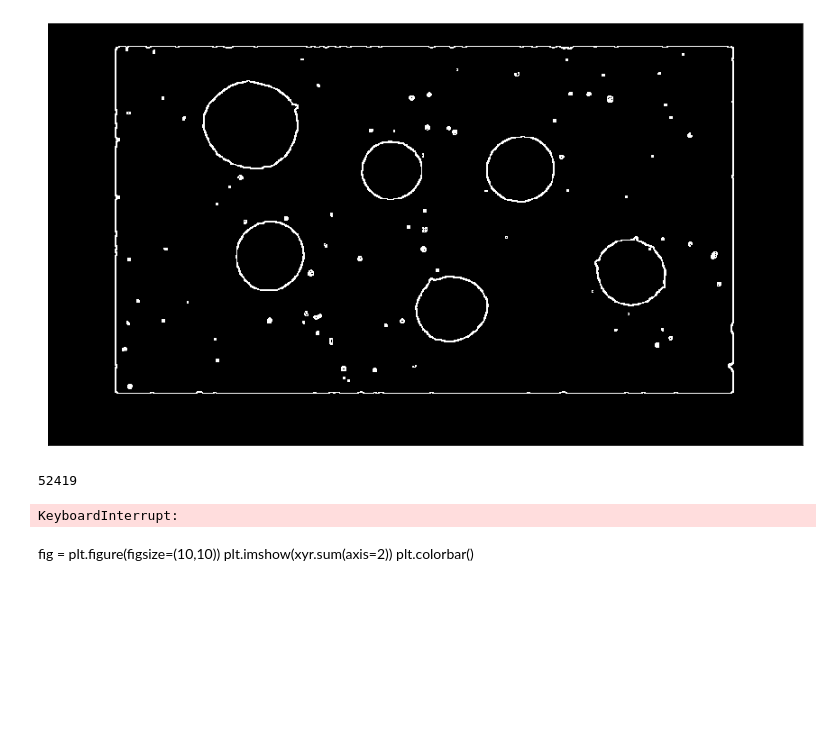
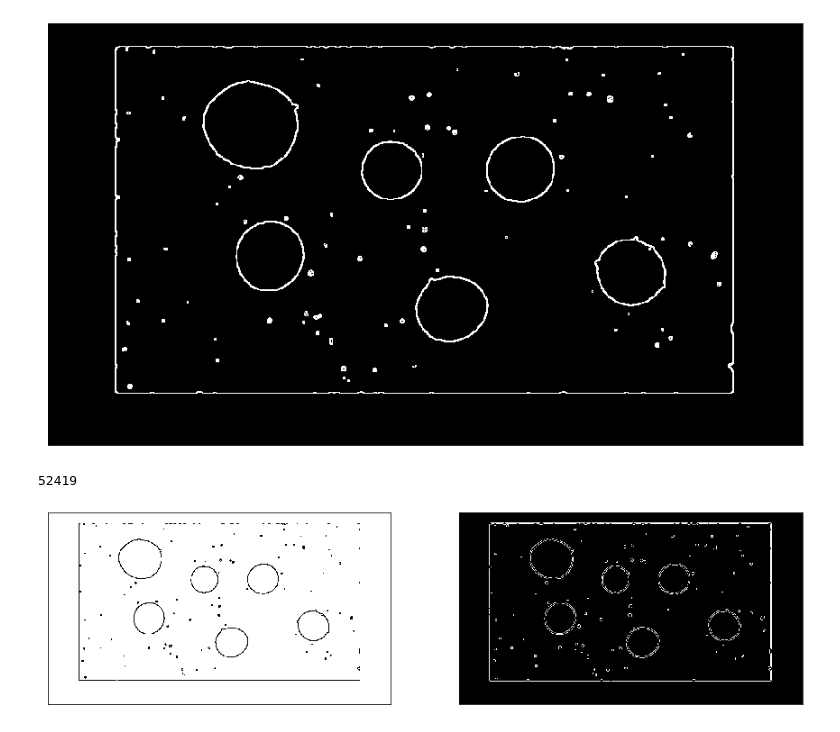
Before and after one commit to achiaver/computer_vision, a Jupyter notebook: trabalho_05/notebooks/trabalho_05_test.ipynb, the cells around one changed output. Saved outputs shown, nothing was run; the diff lists cells and outputs as text; code cells hidden in the pictures; blank space fills up the shorter version.

```diff
--- a/trabalho_05/notebooks/trabalho_05_test.ipynb
+++ b/trabalho_05/notebooks/trabalho_05_test.ipynb
@@ -121,17 +121,11 @@ len(points)
 xyr = np.zeros([n_rows + 1, n_cols + 1, r_max + 1])
 acc = defaultdict(int)
 # %%
-for cx in np.arange(n_rows):
-    for cy in np.arange(n_cols):
-        if diff_sob_bin[cx, cy] > 0:
-            for r, x, y in points:
-                if ((x + cx) > n_rows) or ((x + cx) < 0): continue
-                if ((y + cy) > n_cols) or ((y + cy) < 0): continue
-                xyr[x + cx, y + cy, r] += 1
-                acc[(x + cx, y + cy, r)] += 1
+# for cx in np.arange(n_rows):
+#     for cy in np.arange(n_cols):
+#         if diff_sob_bin[cx, cy] > 0:
+#             for r, x, y in points:
+#                 if ((x + cx) > n_rows) or ((x + cx) < 0): continue
+#                 if ((y + cy) > n_cols) or ((y + cy) < 0): continue
+#                 xyr[x + cx, y + cy, r] += 1
+#                 acc[(x + cx, y + cy, r)] += 1
-# %% [output]
-KeyboardInterrupt:
-# %% [markdown]
-fig = plt.figure(figsize=(10,10))
-plt.imshow(xyr.sum(axis=2))
-plt.colorbar()
@@ -137,0 +136,8 @@ plt.colorbar()
+# %%
+gray = cv.bitwise_not(diff_sob_bin * 255)
+bw = cv.adaptiveThreshold(gray, 255, cv.ADAPTIVE_THRESH_MEAN_C, \
+                                cv.THRESH_BINARY, 3, -2)
+# %%
+fig = plota([gray, bw])
+# %% [output]
+[figure, added]
```
Also changed, not shown: parts of 7 cells of this notebook.
